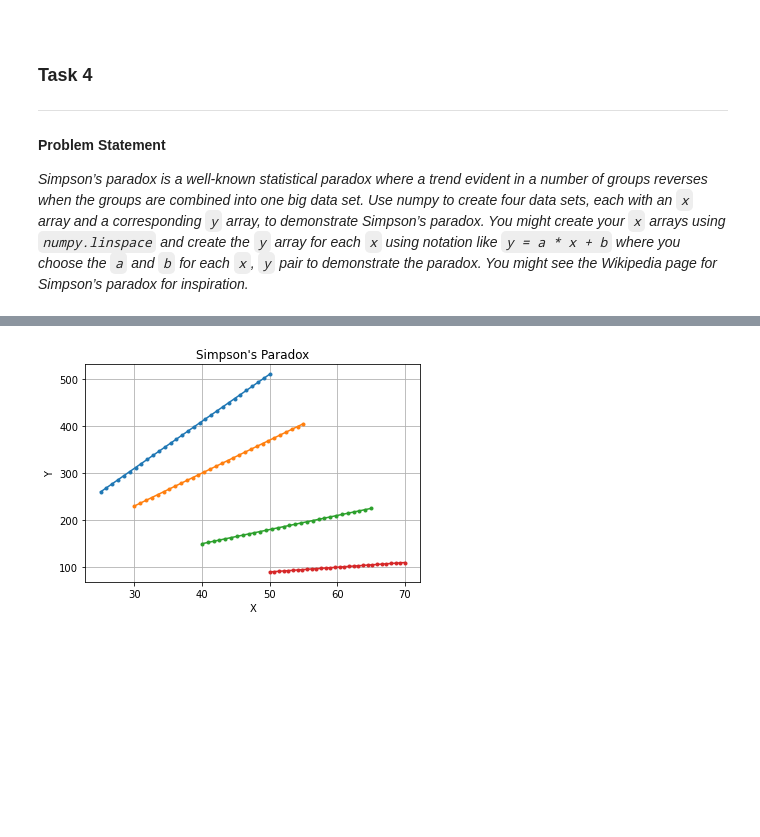
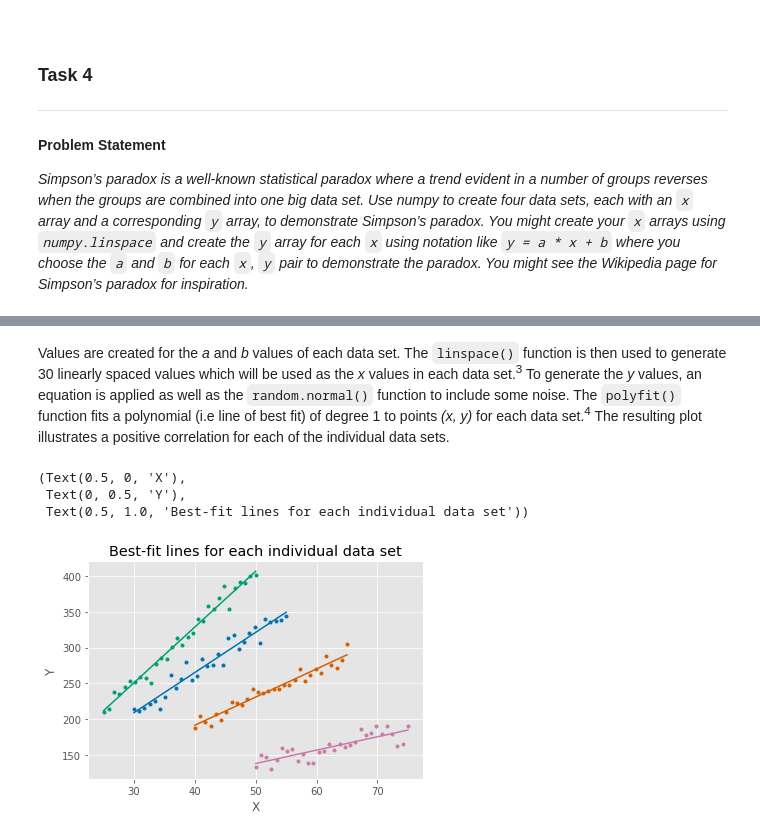
Before and after one commit to GaryLocke91/52446_fundamentals_tasks, a Jupyter notebook: 52446_fundamentals_tasks.ipynb, the cells around one changed output, grey strips where cells are left out. Cells and saved outputs as stored; diff of their text form; code cells hidden in the pictures; blank space fills up the shorter version.

````diff
--- a/52446_fundamentals_tasks.ipynb
+++ b/52446_fundamentals_tasks.ipynb
@@ -271,28 +276,44 @@ The first step is to import any required libraries.
 import numpy as np
 import matplotlib.pyplot as plt
-# %%
-a1, b1 = 10, 10
-a2, b2 = 7, 20
-a3, b3 = 3, 30
-a4, b4 = 1, 40
-
-x1 = np.linspace(25,50,30)
-y1 = a1 * x1 + b1
-plt.plot(x1, y1, marker='.')
-
-x2 = np.linspace(30,55,30)
-y2 = a2 * x2 + b2
-plt.plot(x2, y2, marker='.')
-
-x3 = np.linspace(40,65,30)
-y3 = a3 * x3 + b3
-plt.plot(x3, y3, marker='.')
-
-x4 = np.linspace(50,70,30)
-y4 = a4 * x4 + b4
-plt.plot(x4, y4, marker='.')
-
-plt.xlabel("X"), plt.ylabel("Y"), plt.title("Simpson's Paradox")
-plt.grid()
-# %% [output]
-[figure, removed]
+# %% [markdown]
+Values are created for the *a* and *b* values of each data set. The ```linspace()``` function is then used to generate 30 linearly spaced values which will be used as the *x* values in each data set.<SUP>3</SUP> To generate the *y* values, an equation is applied as well as the ```random.normal()``` function to include some noise. The ```polyfit()``` function fits a polynomial (i.e line of best fit) of degree 1 to points *(x, y)* for each data set.<SUP>4</SUP> The resulting plot illustrates a positive correlation for each of the individual data sets.
+# %%
+# Create the a, b and x values for each data set
+a1, b1, x1 = 8, 10, np.linspace(25, 50, 30)
+a2, b2, x2 = 6, 20, np.linspace(30, 55, 30)
+a3, b3, x3 = 4, 30, np.linspace(40, 65, 30)
+a4, b4, x4 = 2, 40, np.linspace(50, 75, 30)
+
+# Create the y values based on the a, b and x values for each data set
+y1 = a1 * x1 + b1 + np.random.normal(0, 10, len(x1))
+y2 = a2 * x2 + b2 + np.random.normal(0, 10, len(x2))
+y3 = a3 * x3 + b3 + np.random.normal(0, 10, len(x3))
+y4 = a4 * x4 + b4 + np.random.normal(0, 10, len(x4))
+
+# Plot the data sets
+plt.plot(x1, y1, ".", color="#009E73")
+plt.plot(x2, y2, ".", color="#0072B2")
+plt.plot(x3, y3, ".", color="#D55E00")
+plt.plot(x4, y4, ".", color="#CC79A7")
+
+# Fit a polynomial to each data set
+coeffs_1 = np.polyfit(x1, y1, 1)
+coeffs_2 = np.polyfit(x2, y2, 1)
+coeffs_3 = np.polyfit(x3, y3, 1)
+coeffs_4 = np.polyfit(x4, y4, 1)
+
+# Plot the best-fit line
+plt.plot(x1, coeffs_1[0] * x1 + coeffs_1[1], "-", color="#009E73")
+plt.plot(x2, coeffs_2[0] * x2 + coeffs_2[1], "-", color="#0072B2")
+plt.plot(x3, coeffs_3[0] * x3 + coeffs_3[1], "-", color="#D55E00")
+plt.plot(x4, coeffs_4[0] * x4 + coeffs_4[1], "-", color="#CC79A7")
+
+# Apply a plot style
+plt.style.use("ggplot")
+# Add plot title and axes labels
+plt.xlabel("X"), plt.ylabel("Y"), plt.title("Best-fit lines for each individual data set")
+# %% [output]
+(Text(0.5, 0, 'X'),
+ Text(0, 0.5, 'Y'),
+ Text(0.5, 1.0, 'Best-fit lines for each individual data set'))
+[figure, added]
````
Also changed, not shown: parts of 13 cells of this notebook.
